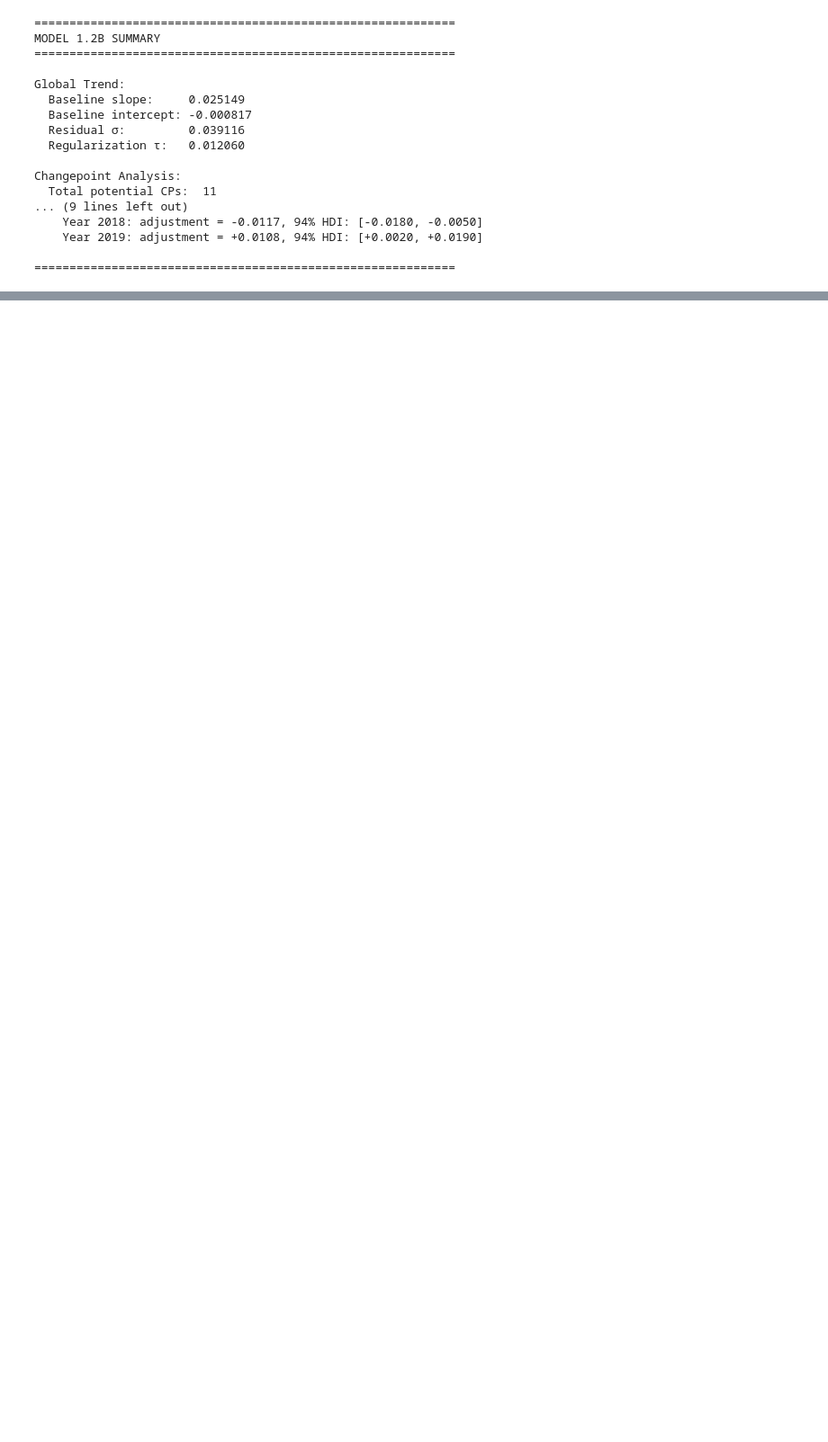
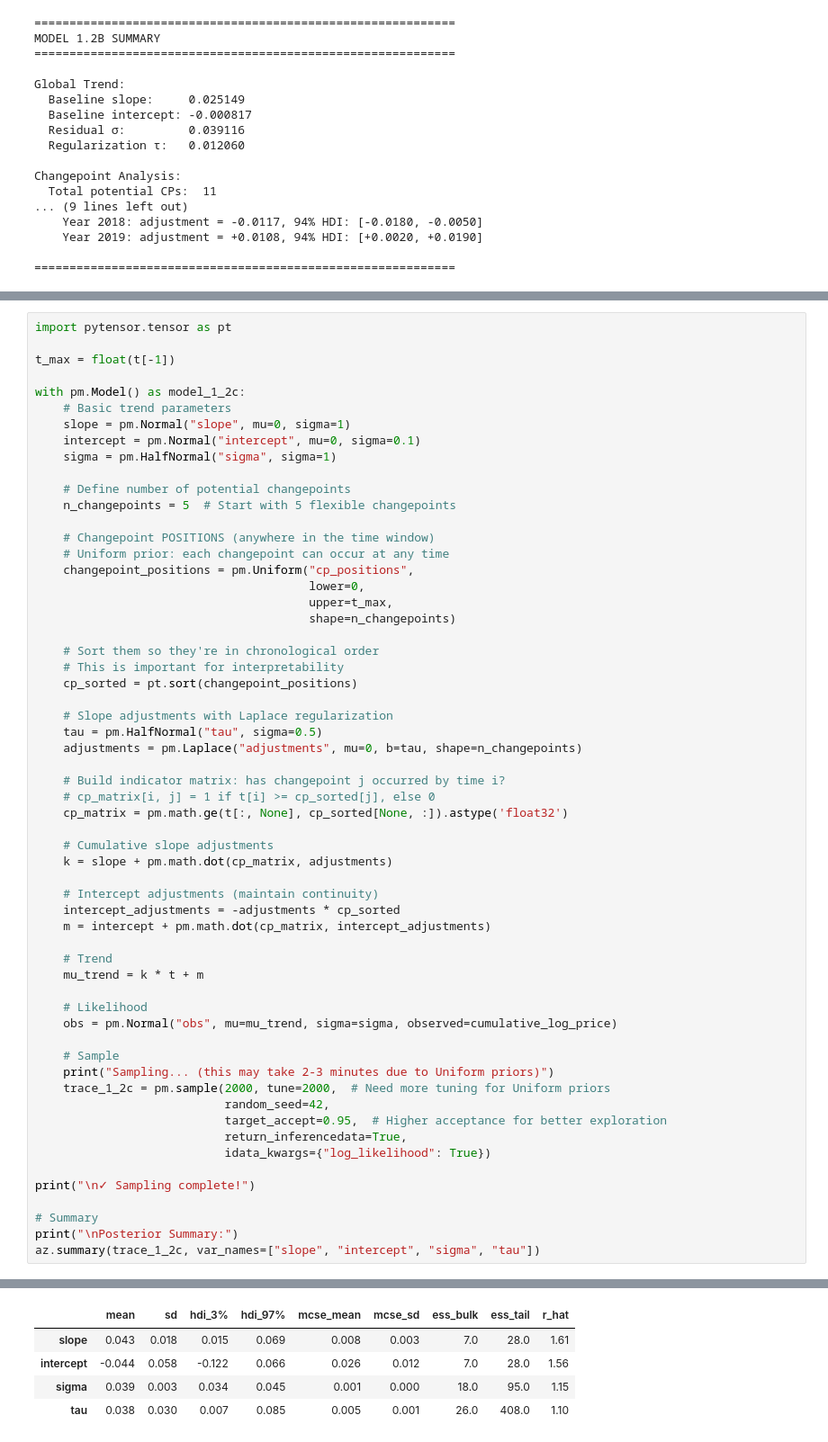
Before and after one commit to niccolo-s/AI_Programming_Project, a Jupyter notebook: code_v1.ipynb, the cells around one changed output, grey strips where cells are left out. Shown at 90% size. Drawn from its saved outputs; the diff is of its cells as text; blank space fills up the shorter version.

```diff
--- a/code_v1.ipynb
+++ b/code_v1.ipynb
@@ -763,0 +646,60 @@ Sampling: [obs]
+# %%
+import pytensor.tensor as pt
+
+t_max = float(t[-1])
+
+with pm.Model() as model_1_2c:
+    # Basic trend parameters
+    slope = pm.Normal("slope", mu=0, sigma=1)
+    intercept = pm.Normal("intercept", mu=0, sigma=0.1)
+    sigma = pm.HalfNormal("sigma", sigma=1)
+
+    # Define number of potential changepoints
+    n_changepoints = 5  # Start with 5 flexible changepoints
+
+    # Changepoint POSITIONS (anywhere in the time window)
+    # Uniform prior: each changepoint can occur at any time
+    changepoint_positions = pm.Uniform("cp_positions",
+                                       lower=0,
+                                       upper=t_max,
+                                       shape=n_changepoints)
+
+    # Sort them so they're in chronological order
+    # This is important for interpretability
+    cp_sorted = pt.sort(changepoint_positions)
+
+    # Slope adjustments with Laplace regularization
+    tau = pm.HalfNormal("tau", sigma=0.5)
+    adjustments = pm.Laplace("adjustments", mu=0, b=tau, shape=n_changepoints)
+
+    # Build indicator matrix: has changepoint j occurred by time i?
+    # cp_matrix[i, j] = 1 if t[i] >= cp_sorted[j], else 0
+    cp_matrix = pm.math.ge(t[:, None], cp_sorted[None, :]).astype('float32')
+
+    # Cumulative slope adjustments
+    k = slope + pm.math.dot(cp_matrix, adjustments)
+
+    # Intercept adjustments (maintain continuity)
+    intercept_adjustments = -adjustments * cp_sorted
+    m = intercept + pm.math.dot(cp_matrix, intercept_adjustments)
+
+    # Trend
+    mu_trend = k * t + m
+
+    # Likelihood
+    obs = pm.Normal("obs", mu=mu_trend, sigma=sigma, observed=cumulative_log_price)
+
+    # Sample
+    print("Sampling... (this may take 2-3 minutes due to Uniform priors)")
+    trace_1_2c = pm.sample(2000, tune=2000,  # Need more tuning for Uniform priors
+                           random_seed=42,
+                           target_accept=0.95,  # Higher acceptance for better exploration
+                           return_inferencedata=True,
+                           idata_kwargs={"log_likelihood": True})
+
+print("\n✓ Sampling complete!")
+
+# Summary
+print("\nPosterior Summary:")
+az.summary(trace_1_2c, var_names=["slope", "intercept", "sigma", "tau"])
+# %% [output]
@@ -763,0 +722,5 @@ Sampling: [obs]
+|  | mean | sd | hdi_3% | hdi_97% | mcse_mean | mcse_sd | ess_bulk | ess_tail | r_hat |
+| slope | 0.043 | 0.018 | 0.015 | 0.069 | 0.008 | 0.003 | 7.0 | 28.0 | 1.61 |
+| intercept | -0.044 | 0.058 | -0.122 | 0.066 | 0.026 | 0.012 | 7.0 | 28.0 | 1.56 |
+| sigma | 0.039 | 0.003 | 0.034 | 0.045 | 0.001 | 0.000 | 18.0 | 95.0 | 1.15 |
+| tau | 0.038 | 0.030 | 0.007 | 0.085 | 0.005 | 0.001 | 26.0 | 408.0 | 1.10 |
```
Also changed, not shown: parts of 22 cells of this notebook.
